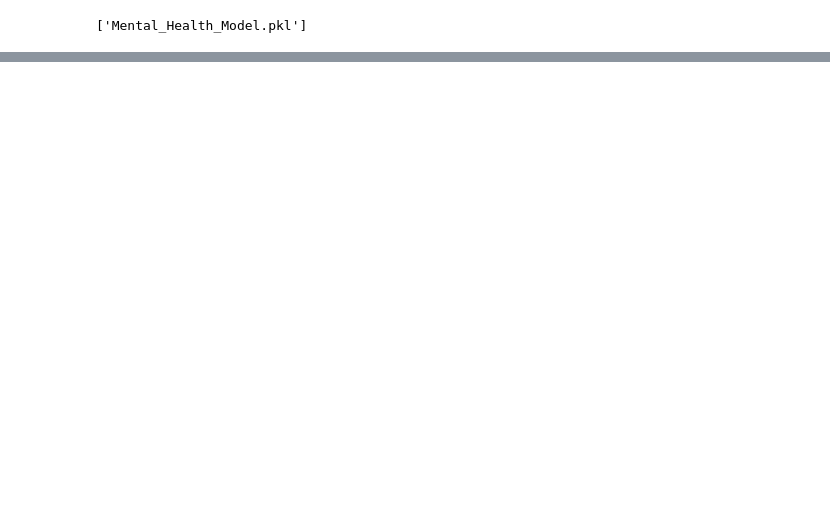
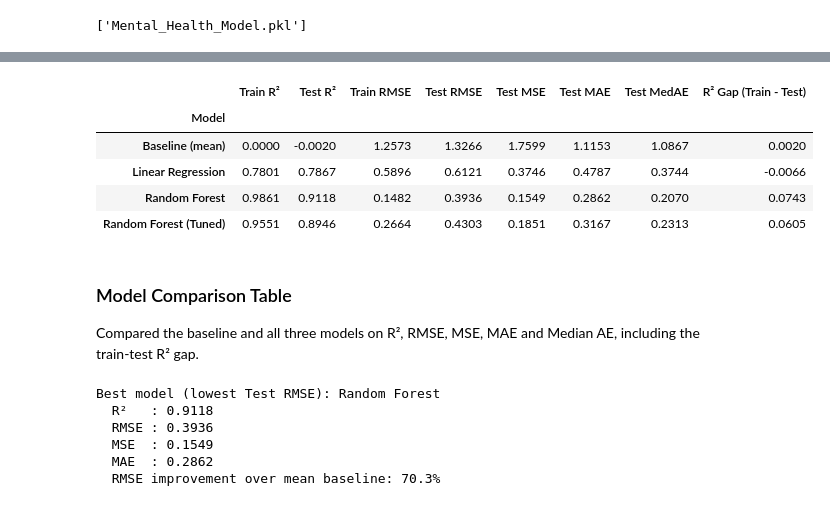
Before and after one commit to aaxhay/MindCast, a Jupyter notebook: Mental_Health_Score_Prediction.ipynb, the cells around one changed output, grey strips where cells are left out. Saved outputs shown, nothing was run; the diff lists cells and outputs as text; code cells hidden in the pictures; blank space fills up the shorter version.

```diff
--- a/Mental_Health_Score_Prediction.ipynb
+++ b/Mental_Health_Score_Prediction.ipynb
@@ -377,0 +517,65 @@ joblib.dump(random_forest_regressor_pipeline,'Mental_Health_Model.pkl')
+# %%
+from sklearn.metrics import (r2_score, mean_squared_error,
+                             mean_absolute_error, median_absolute_error)
+
+def evaluate(name, pred_train, pred_test):
+    mse_train = mean_squared_error(y_train, pred_train)
+    mse_test = mean_squared_error(y_test, pred_test)
+    return {
+        'Model': name,
+        'Train R²': r2_score(y_train, pred_train),
+        'Test R²': r2_score(y_test, pred_test),
+        'Train RMSE': np.sqrt(mse_train),
+        'Test RMSE': np.sqrt(mse_test),
+        'Test MSE': mse_test,
+        'Test MAE': mean_absolute_error(y_test, pred_test),
+        'Test MedAE': median_absolute_error(y_test, pred_test),
+    }
+
+models = {
+    'Linear Regression': linearRegressorPipeline,
+    'Random Forest': random_forest_regressor_pipeline,
+    'Random Forest (Tuned)': RF_random_search_best,
+}
+
+# Baseline: always predict the training-set mean
+mean_value = y_train.mean()
+rows = [evaluate('Baseline (mean)',
+                 np.full(len(y_train), mean_value),
+                 np.full(len(y_test), mean_value))]
+
+for name, model in models.items():
+    rows.append(evaluate(name, model.predict(X_train), model.predict(X_test)))
+
+results = pd.DataFrame(rows).set_index('Model')
+results['R² Gap (Train - Test)'] = results['Train R²'] - results['Test R²']
+results.round(4)
+# %% [output]
+|  | Train R² | Test R² | Train RMSE | Test RMSE | Test MSE | Test MAE | Test MedAE | R² Gap (Train - Test) |
+| Model |  |  |  |  |  |  |  |  |
+| Baseline (mean) | 0.0000 | -0.0020 | 1.2573 | 1.3266 | 1.7599 | 1.1153 | 1.0867 | 0.0020 |
+| Linear Regression | 0.7801 | 0.7867 | 0.5896 | 0.6121 | 0.3746 | 0.4787 | 0.3744 | -0.0066 |
+| Random Forest | 0.9861 | 0.9118 | 0.1482 | 0.3936 | 0.1549 | 0.2862 | 0.2070 | 0.0743 |
+| Random Forest (Tuned) | 0.9551 | 0.8946 | 0.2664 | 0.4303 | 0.1851 | 0.3167 | 0.2313 | 0.0605 |
+# %% [markdown]
+### Model Comparison Table
+Compared the baseline and all three models on R², RMSE, MSE, MAE and Median AE, including the train-test R² gap.
+# %%
+candidates = results.drop(index='Baseline (mean)')
+best_name = candidates['Test RMSE'].idxmin()
+best = candidates.loc[best_name]
+baseline_rmse = results.loc['Baseline (mean)', 'Test RMSE']
+
+print(f'Best model (lowest Test RMSE): {best_name}')
+print(f"  R²   : {best['Test R²']:.4f}")
+print(f"  RMSE : {best['Test RMSE']:.4f}")
+print(f"  MSE  : {best['Test MSE']:.4f}")
+print(f"  MAE  : {best['Test MAE']:.4f}")
+print(f"  RMSE improvement over mean baseline: {(1 - best['Test RMSE'] / baseline_rmse) * 100:.1f}%")
+# %% [output]
+Best model (lowest Test RMSE): Random Forest
+  R²   : 0.9118
+  RMSE : 0.3936
+  MSE  : 0.1549
+  MAE  : 0.2862
+  RMSE improvement over mean baseline: 70.3%
```
Also changed, not shown: parts of 49 cells of this notebook.
